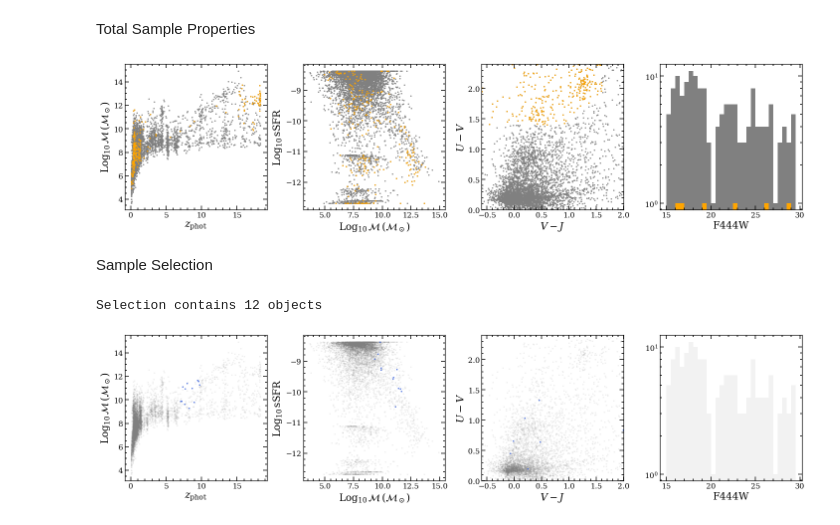
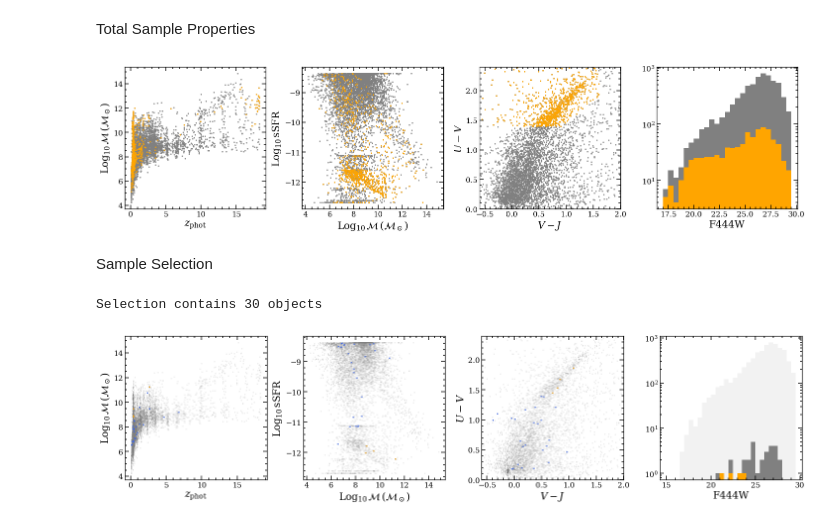
Before and after one commit to astrowhit/aperpy, a Jupyter notebook: notebooks/quicklook.ipynb, the cells around one changed output. Cells and saved outputs as stored; diff of their text form; code cells hidden in the pictures.

```diff
--- a/notebooks/quicklook.ipynb
+++ b/notebooks/quicklook.ipynb
@@ -26,7 +27,7 @@ params['CATALOG_FILE'] = os.path.join(FULLDIR_CATALOGS, f'{DET_NICKNAME}_K{KERNE
 params['MAIN_OUTPUT_FILE'] = os.path.join(FULLDIR_CATALOGS, f'{DET_NICKNAME}_K{KERNEL}_SCIREADY_{APERSIZE}_CATALOG.eazypy')
 
 params['APPLY_PRIOR'] = 'n'
-params['PRIOR_ABZP'] = TARGET_ZP
+params['PRIOR_ABZP'] = TARGET_ZPT
 params['MW_EBV'] = 0.0
 params['CAT_HAS_EXTCORR'] = 'y'
 
@@ -75,47 +103,47 @@ Total Sample Properties
 # %%
 fig, axes = plt.subplots(ncols=4, nrows=1, figsize=(4*5, 5))
 
 qg = ez.zout['uvj_class'] == 1
 sanity = ez.cat['use_phot'] == 1
 
 # z vs. M
 axes[0].scatter(ez.zout['z_phot'][sanity], np.log10(ez.zout['mass'][sanity]), s=3, c='grey')
 axes[0].scatter(ez.zout['z_phot'][qg & sanity], np.log10(ez.zout['mass'][qg & sanity]), s=3, c='orange')
 axes[0].set(xlabel='$z_{\\rm phot}$', ylabel='Log$_{10}\,\mathcal{M}\,(\mathcal{M}_\odot)$')
 
 # M vs. SFR
 axes[1].scatter(np.log10(ez.zout['mass'][sanity]), np.log10(ez.zout['sfr']/ez.zout['mass'])[sanity], s=3, c='grey')
 axes[1].scatter(np.log10(ez.zout['mass'][qg & sanity]), np.log10(ez.zout['sfr'][qg & sanity]/ez.zout['mass'][qg & sanity]), s=3, c='orange')
 axes[1].set(xlabel='Log$_{10}\,\mathcal{M}\,(\mathcal{M}_\odot)$', ylabel='Log$_{10}\,{\\rm sSFR}}\,(\mathcal{M}_\odot\,{\\rm yr}^{-1})$')
 
 # UVJ
 axes[2].scatter(ez.zout['v_j'][sanity], ez.zout['u_v'][sanity], s=3, c='grey')
 axes[2].scatter(ez.zout['v_j'][qg & sanity], ez.zout['u_v'][qg & sanity], s=3, c='orange')
 axes[2].set(xlabel='$V-J$', ylabel='$U-V$', xlim=(-0.6, 2.0), ylim=(0, 2.4))
 
 # F444W
-bins = np.arange(15, 30, 0.5)
-axes[3].hist(ez.cat['f_f444w'][sanity], bins=bins, color='grey')
-axes[3].hist(ez.cat['f_f444w'][qg & sanity], bins=bins, color='orange')
+bins = np.arange(17, 30, 0.5)
+axes[3].hist(TARGET_ZP - 2.5*np.log10(ez.cat['f_f444w'])[sanity], bins=bins, color='grey')
+axes[3].hist(TARGET_ZP - 2.5*np.log10(ez.cat['f_f444w'])[qg & sanity], bins=bins, color='orange')
 axes[3].set(xlabel='F444W')
 axes[3].semilogy()
 
 fig.tight_layout()
 # %% [output]
-[figure, old version]
+[figure, new version]
 # %% [markdown]
 Sample Selection
 # %%
-Z_RANGE = (7, 10)
-MASS_RANGE = (1e8, 1e12)
+Z_RANGE = (0, 10)
+MASS_RANGE = (1e6, 1e12)
 SFR_RANGE = (0, 1e31)
 MAG_RANGE = (20, 28)
-MAG_FILT = 'f200w'
+MAG_FILT = 'f444w'
 RCHISQ_RANGE = (0, 10)
 UVJ_TYPE = (0, 1, -1) # 0 - SFG, 1 - QG
 USE_PHOT = 1
-NUSEFILT = 5
-MAX_ZWIDTH = 5
+NUSEFILT = 2
+MAX_ZWIDTH = 1000
 
 def select_between(x, lo, hi):
     return (x > lo) & (x <= hi)
@@ -124,17 +152,18 @@ selection = np.zeros(len(ez.cat), dtype=bool)
 selection[select_between(ez.zout['z_phot'], Z_RANGE[0], Z_RANGE[1])
           & select_between(ez.zout['mass'], MASS_RANGE[0], MASS_RANGE[1])
           & select_between(ez.zout['sfr'], SFR_RANGE[0], SFR_RANGE[1])
-          & select_between(TARGET_ZP - 2.5*np.log10(ez.cat[f'f_{MAG_FILT}']), MAG_RANGE[0], MAG_RANGE[1])
+          & select_between(TARGET_ZPT - 2.5*np.log10(ez.cat[f'f_{MAG_FILT}']), MAG_RANGE[0], MAG_RANGE[1])
           & select_between(ez.zout[f'z_phot_chi2']/ez.zout['nusefilt'], RCHISQ_RANGE[0], RCHISQ_RANGE[1])
           & np.isin(ez.zout['uvj_class'], UVJ_TYPE)
           & (ez.cat['use_phot'] == USE_PHOT)
           & (ez.zout['nusefilt'] >= NUSEFILT)
           & ((ez.zout['z840'] - ez.zout['z160']) <= MAX_ZWIDTH)
+          & (ez.cat['z_spec'] > 0) & ((abs(ez.zout['z_phot'] - ez.cat['z_spec']) > 0.15 * (1 + ez.cat['z_spec'])))
             ] = True
 
 print(f'Selection contains {selection.sum()} objects')
 # %% [output]
-Selection contains 12 objects
+Selection contains 30 objects
 # %%
 fig, axes = plt.subplots(ncols=4, nrows=1, figsize=(4*5, 5))
 
@@ -161,12 +190,12 @@ axes[2].set(xlabel='$V-J$', ylabel='$U-V$', xlim=(-0.6, 2.0), ylim=(0, 2.4))
 
 # F444W
 bins = np.arange(15, 30, 0.5)
-axes[3].hist(ez.cat['f_f444w'][sanity], bins=bins, alpha=0.1, color='grey')
-axes[3].hist(ez.cat['f_f444w'][selection], bins=bins, color='royalblue')
-axes[3].hist(ez.cat['f_f444w'][qg & selection], bins=bins, color='orange')
+axes[3].hist(TARGET_ZP - 2.5*np.log10(ez.cat['f_f444w'])[sanity], bins=bins, alpha=0.1, color='grey')
+axes[3].hist(TARGET_ZP - 2.5*np.log10(ez.cat['f_f444w'])[selection], bins=bins, color='grey')
+axes[3].hist(TARGET_ZP - 2.5*np.log10(ez.cat['f_f444w'])[qg & selection], bins=bins, color='orange')
 axes[3].set(xlabel='F444W')
 axes[3].semilogy()
 
 fig.tight_layout()
 # %% [output]
-[figure, old version]
+[figure, new version]
```
Also changed, not shown: parts of 7 cells of this notebook, 1 other file.
